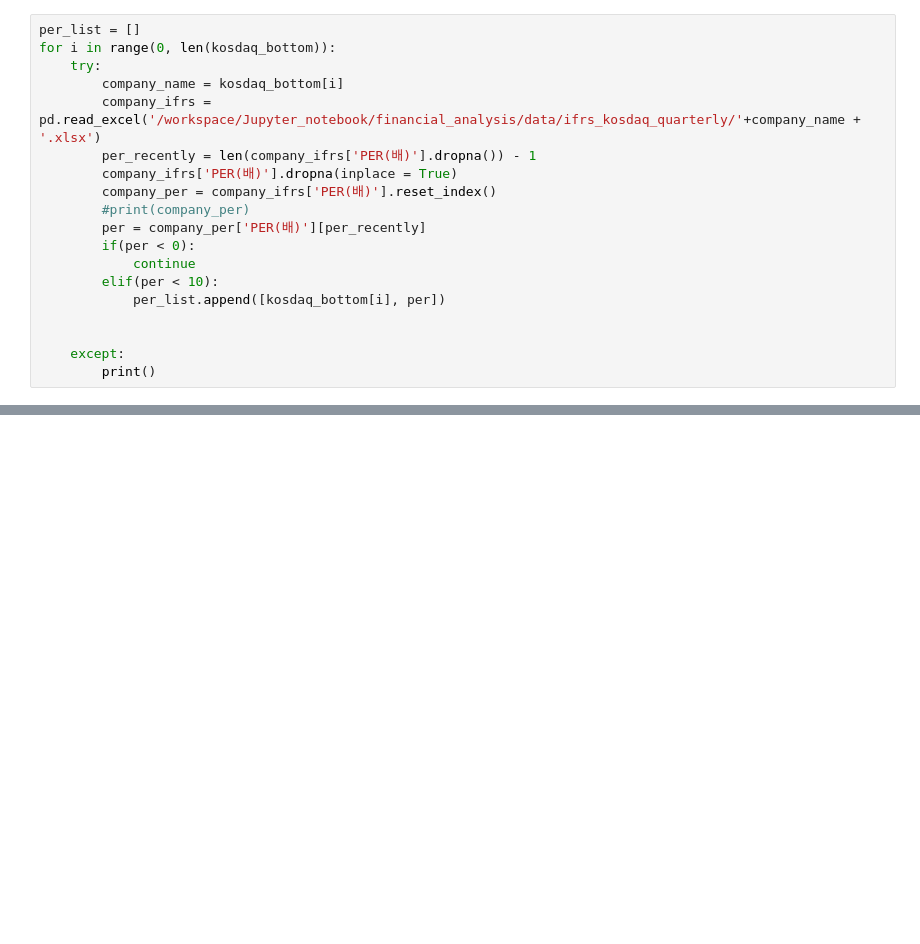
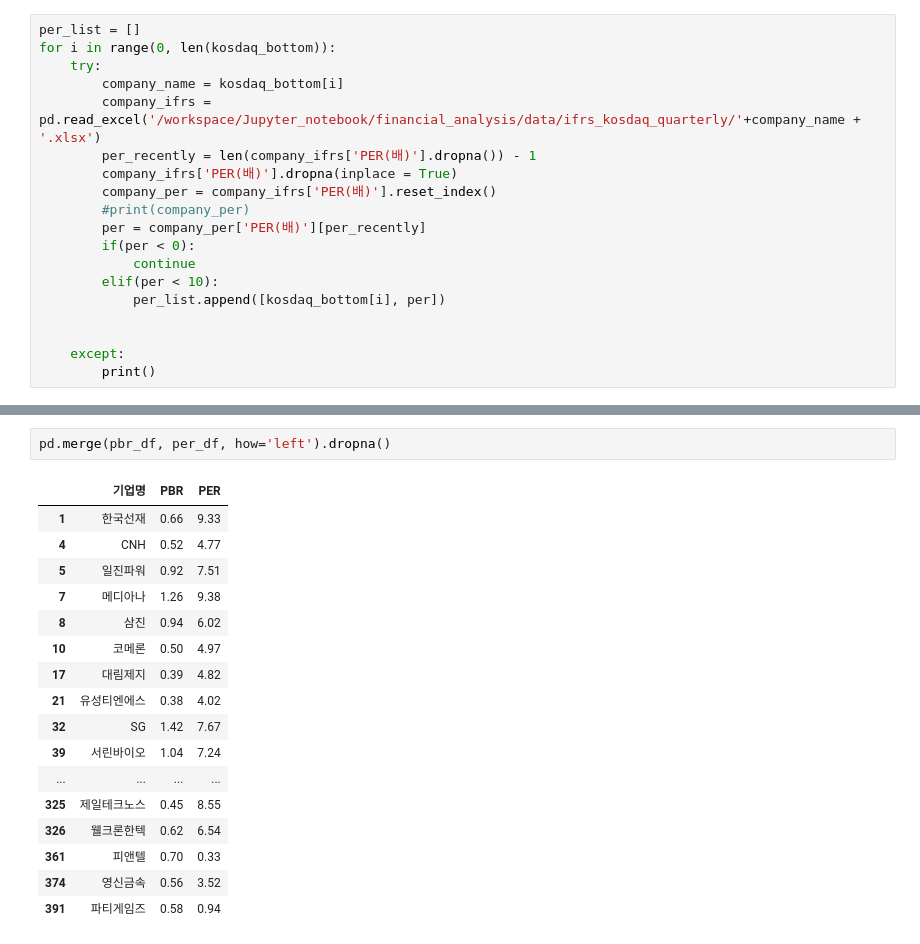
Before and after one commit to dudals3844/financial_analysis, a Jupyter notebook: src/market_cap_bottom_kosdaq.ipynb, the cells around one changed output, grey strips where cells are left out. Drawn from its saved outputs; the diff is of its cells as text; blank space fills up the shorter version.

```diff
--- a/src/market_cap_bottom_kosdaq.ipynb
+++ b/src/market_cap_bottom_kosdaq.ipynb
@@ -127,0 +186,20 @@ for i in range(0, len(kosdaq_bottom)):
+# %%
+pd.merge(pbr_df, per_df, how='left').dropna()
+# %% [output]
+|  | 기업명 | PBR | PER |
+| 1 | 한국선재 | 0.66 | 9.33 |
+| 4 | CNH | 0.52 | 4.77 |
+| 5 | 일진파워 | 0.92 | 7.51 |
+| 7 | 메디아나 | 1.26 | 9.38 |
+| 8 | 삼진 | 0.94 | 6.02 |
+| 10 | 코메론 | 0.50 | 4.97 |
+| 17 | 대림제지 | 0.39 | 4.82 |
+| 21 | 유성티엔에스 | 0.38 | 4.02 |
+| 32 | SG | 1.42 | 7.67 |
+| 39 | 서린바이오 | 1.04 | 7.24 |
+| ... | ... | ... | ... |
+| 325 | 제일테크노스 | 0.45 | 8.55 |
+| 326 | 웰크론한텍 | 0.62 | 6.54 |
+| 361 | 피앤텔 | 0.70 | 0.33 |
+| 374 | 영신금속 | 0.56 | 3.52 |
+| 391 | 파티게임즈 | 0.58 | 0.94 |
```
Also changed, not shown: parts of 9 cells of this notebook, 14 other files.
